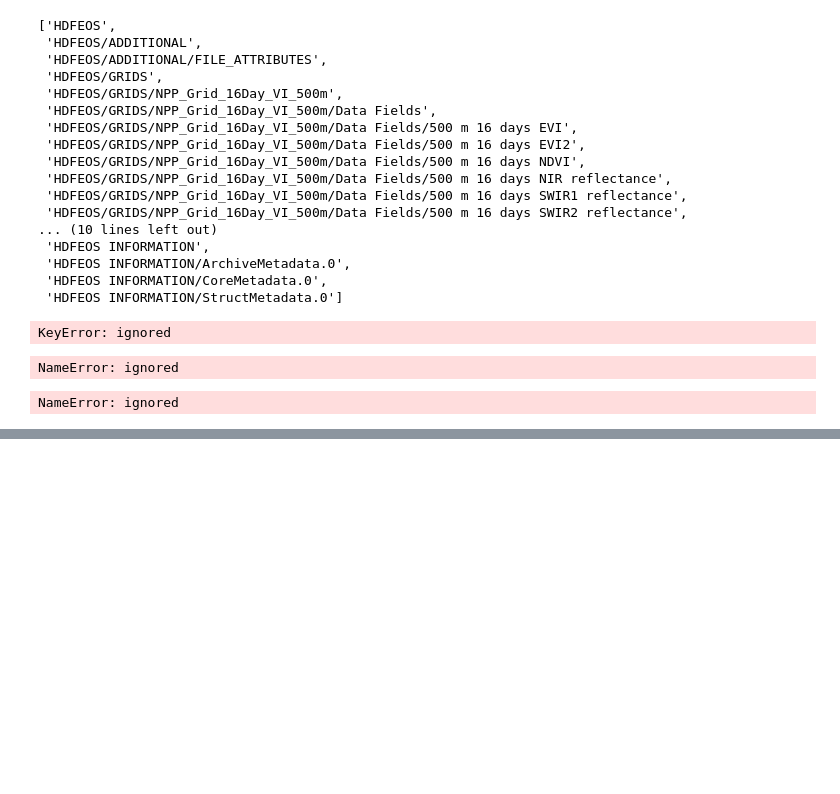
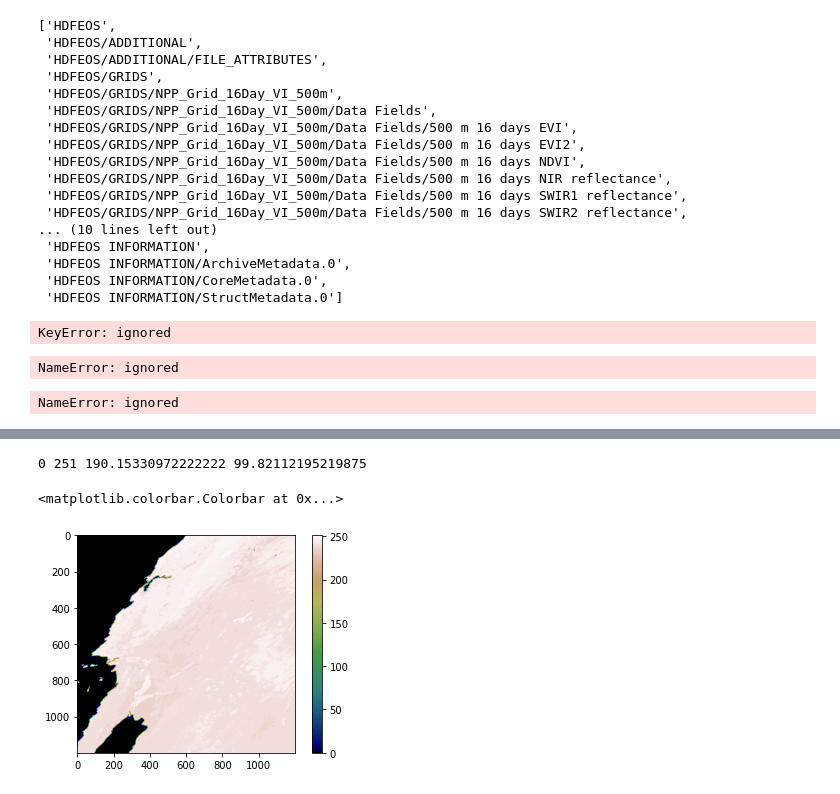
Before and after one commit to kushalt93/WildfirePrediction, a Jupyter notebook: testProject.ipynb, the cells around one changed output, grey strips where cells are left out. Saved outputs shown, nothing was run; the diff lists cells and outputs as text; code cells hidden in the pictures; blank space fills up the shorter version.

```diff
--- a/testProject.ipynb
+++ b/testProject.ipynb
@@ -129,0 +199,14 @@ NameError: ignored
+# %%
+LST_data = gdal.Open('HDF4_EOS:EOS_GRID:"/content/gdrive/MyDrive/data/MOD11A1.A2018311.h08v05.006.2018313174930.hdf":MODIS_Grid_Daily_1km_LST:Emis_31')
+# %%
+LST = LST_data.ReadAsArray()
+# %%
+print(LST.min(), LST.max(), LST.mean(), LST.std())
+# %% [output]
+0 251 190.15330972222222 99.82112195219875
+# %%
+plt.imshow ( LST, vmin=0 , cmap=plt.cm.gist_earth)
+plt.colorbar()
+# %% [output]
+<matplotlib.colorbar.Colorbar at 0x...>
+[figure, added]
```
Also changed, not shown: parts of 15 cells of this notebook.
